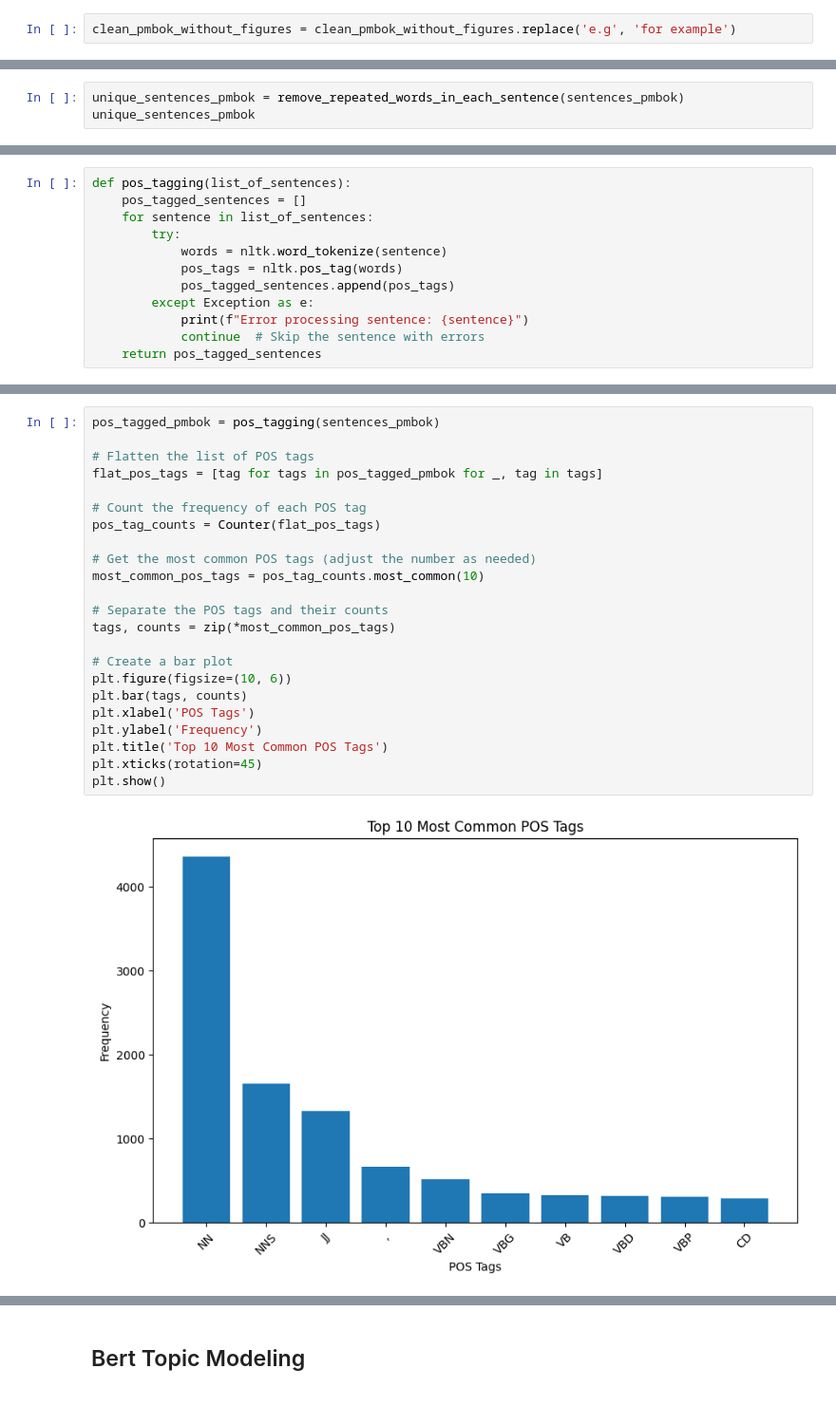
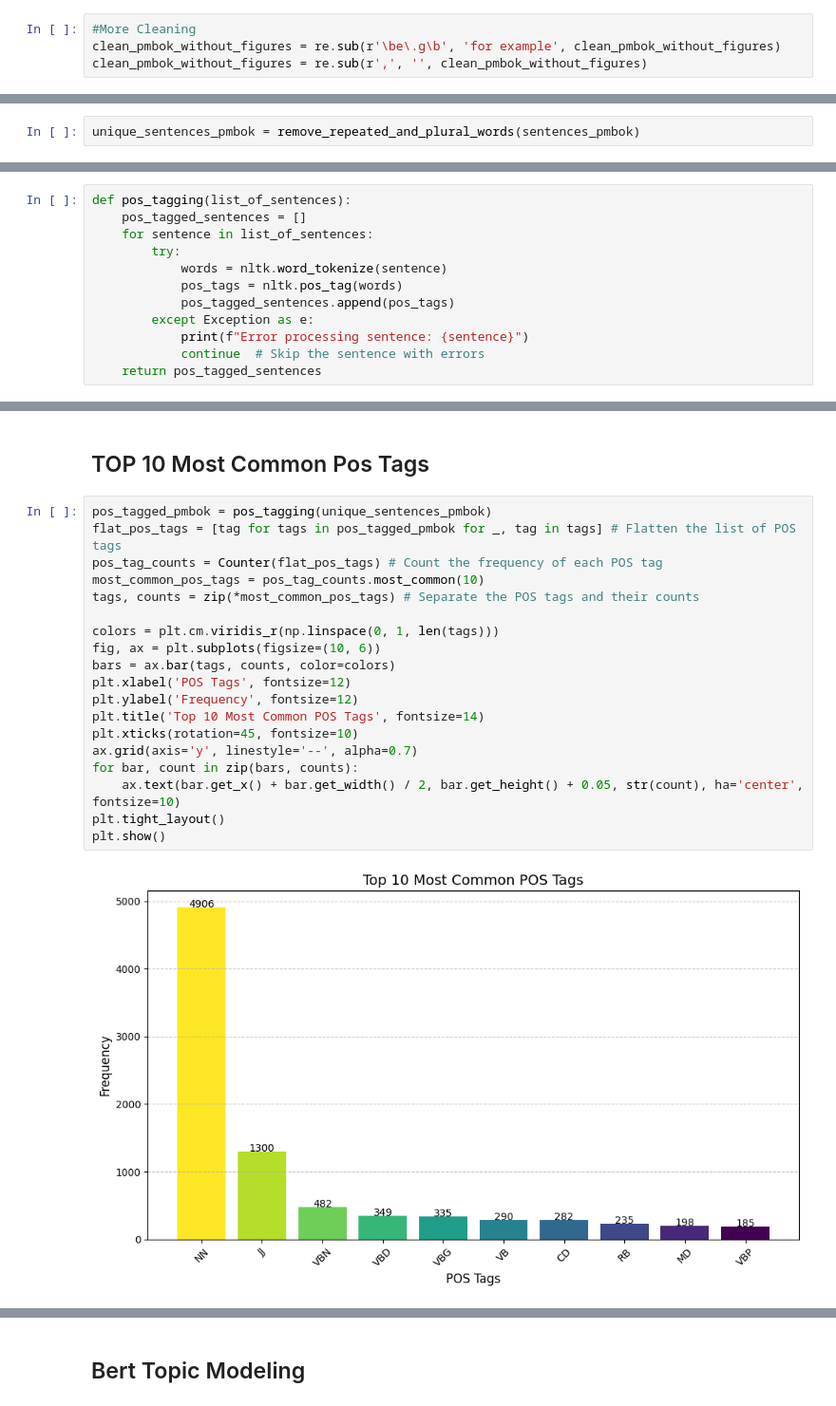
Before and after one commit to oussamaJMAA/PRM-Conceptual-Graphs-Recommendations, a Jupyter notebook: src/Data Preparation.ipynb, the cells around one changed output, grey strips where cells are left out. Shown at 95% size. Drawn from its saved outputs; the diff is of its cells as text.

Commit message:
PMBOK_Cleaning 3.0 + Bertopic Modeling

```diff
--- a/src/Data Preparation.ipynb
+++ b/src/Data Preparation.ipynb
@@ -455,3 +360,5 @@ request. This may affect any component of the project management plan.
-# %%
-clean_pmbok_without_figures = clean_pmbok_without_figures.replace('e.g', 'for example')
+# %%
+#More Cleaning
+clean_pmbok_without_figures = re.sub(r'\be\.g\b', 'for example', clean_pmbok_without_figures)
+clean_pmbok_without_figures = re.sub(r',', '', clean_pmbok_without_figures)
 # %%
@@ -481,3 +393,2 @@ remove_repeated_words_in_each_sentence(list)
 # %%
-unique_sentences_pmbok = remove_repeated_words_in_each_sentence(sentences_pmbok)
-unique_sentences_pmbok
+unique_sentences_pmbok = remove_repeated_and_plural_words(sentences_pmbok)
@@ -536,25 +409,23 @@ pos_tagging(sentences_pmbok)
+# %% [markdown]
+## TOP 10 Most Common Pos Tags
 # %%
-pos_tagged_pmbok = pos_tagging(sentences_pmbok)
+pos_tagged_pmbok = pos_tagging(unique_sentences_pmbok)
+flat_pos_tags = [tag for tags in pos_tagged_pmbok for _, tag in tags] # Flatten the list of POS tags
+pos_tag_counts = Counter(flat_pos_tags) # Count the frequency of each POS tag
+most_common_pos_tags = pos_tag_counts.most_common(10)
+tags, counts = zip(*most_common_pos_tags) # Separate the POS tags and their counts
 
-# Flatten the list of POS tags
-flat_pos_tags = [tag for tags in pos_tagged_pmbok for _, tag in tags]
-
-# Count the frequency of each POS tag
-pos_tag_counts = Counter(flat_pos_tags)
-
-# Get the most common POS tags (adjust the number as needed)
-most_common_pos_tags = pos_tag_counts.most_common(10)
-
-# Separate the POS tags and their counts
-tags, counts = zip(*most_common_pos_tags)
-
-# Create a bar plot
-plt.figure(figsize=(10, 6))
-plt.bar(tags, counts)
-plt.xlabel('POS Tags')
-plt.ylabel('Frequency')
-plt.title('Top 10 Most Common POS Tags')
-plt.xticks(rotation=45)
+colors = plt.cm.viridis_r(np.linspace(0, 1, len(tags)))
+fig, ax = plt.subplots(figsize=(10, 6))
+bars = ax.bar(tags, counts, color=colors)
+plt.xlabel('POS Tags', fontsize=12)
+plt.ylabel('Frequency', fontsize=12)
+plt.title('Top 10 Most Common POS Tags', fontsize=14)
+plt.xticks(rotation=45, fontsize=10)
+ax.grid(axis='y', linestyle='--', alpha=0.7)
+for bar, count in zip(bars, counts):
+    ax.text(bar.get_x() + bar.get_width() / 2, bar.get_height() + 0.05, str(count), ha='center', fontsize=10)
+plt.tight_layout()
 plt.show()
 # %% [output]
-[figure, old version]
+[figure, new version]
```
Also changed, not shown: parts of 37 cells of this notebook.
